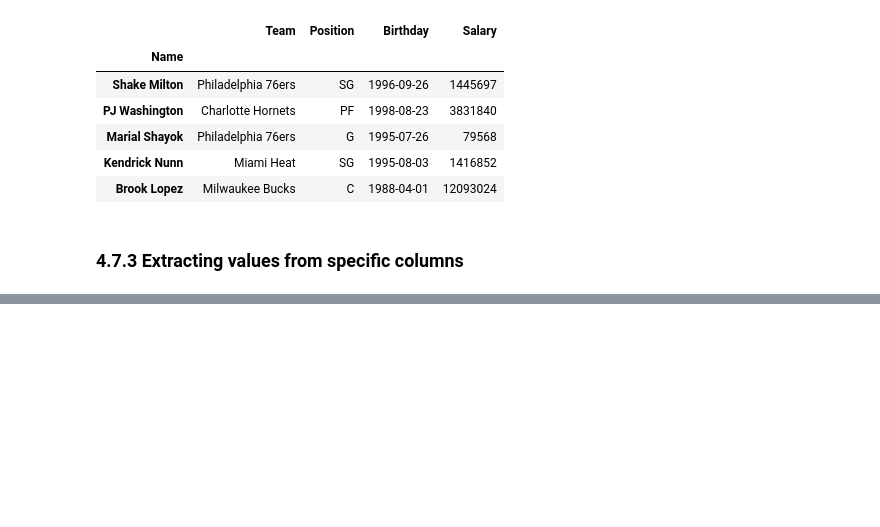
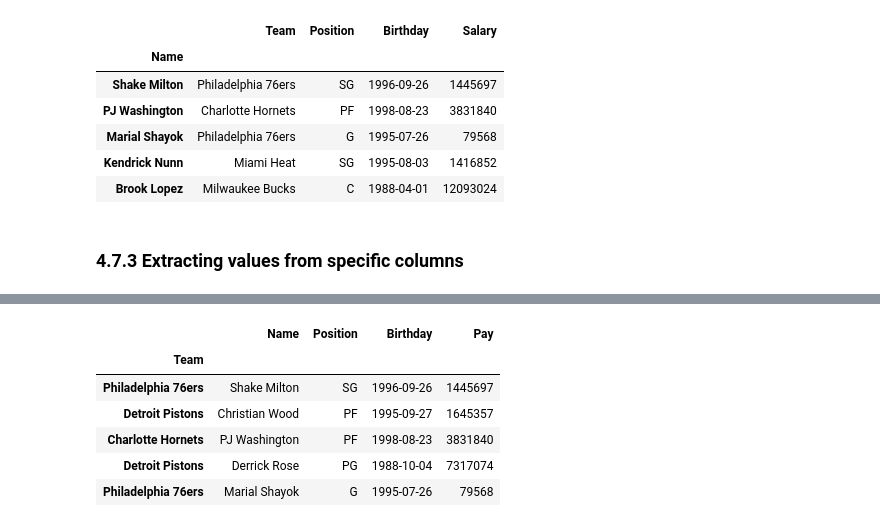
Before and after one commit to nyguerrillagirl/1000doc-python-projects, a Jupyter notebook: books/pandas_in_action/chapter_04/4_the_dataframe_object.ipynb, the cells around one changed output, grey strips where cells are left out. Cells and saved outputs as stored; diff of their text form; code cells hidden in the pictures; blank space fills up the shorter version.

```diff
--- a/books/pandas_in_action/chapter_04/4_the_dataframe_object.ipynb
+++ b/books/pandas_in_action/chapter_04/4_the_dataframe_object.ipynb
@@ -669,0 +820,10 @@ nba.iloc[0:10:2]
+# %%
+nba.reset_index().set_index("Team").head()
+# %% [output]
+|  | Name | Position | Birthday | Pay |
+| Team |  |  |  |  |
+| Philadelphia 76ers | Shake Milton | SG | 1996-09-26 | 1445697 |
+| Detroit Pistons | Christian Wood | PF | 1995-09-27 | 1645357 |
+| Charlotte Hornets | PJ Washington | PF | 1998-08-23 | 3831840 |
+| Detroit Pistons | Derrick Rose | PG | 1988-10-04 | 7317074 |
+| Philadelphia 76ers | Marial Shayok | G | 1995-07-26 | 79568 |
```
Also changed, not shown: parts of 32 cells of this notebook.
